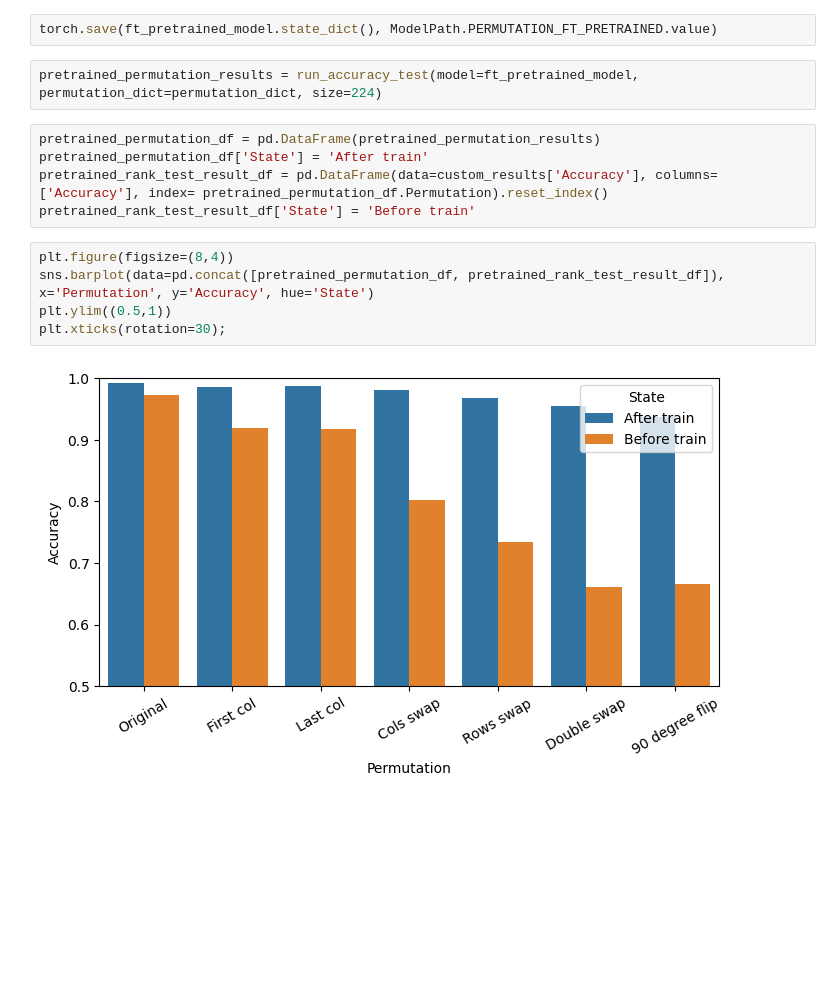
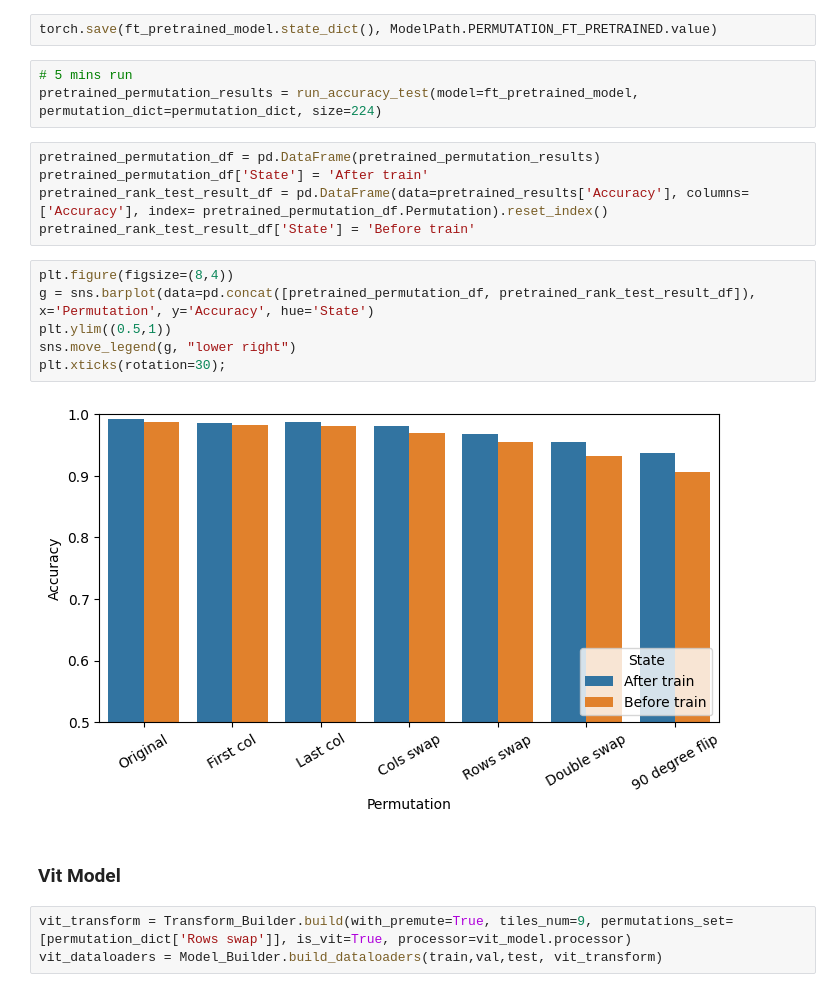
Before and after one commit to itayshap/MLDS-Final-Project, a Jupyter notebook: Final_Project_Permuted Puzzle.ipynb, the cells around one changed output. Saved outputs shown, nothing was run; the diff lists cells and outputs as text; blank space fills up the shorter version.

Commit message:
Finetune Vit model and pretrained - Q2

```diff
--- a/Final_Project_Permuted Puzzle.ipynb
+++ b/Final_Project_Permuted Puzzle.ipynb
@@ -219,16 +214,23 @@ Best val Acc: 0.978860
 # %%
 torch.save(ft_pretrained_model.state_dict(), ModelPath.PERMUTATION_FT_PRETRAINED.value)
 # %%
+# 5 mins run
 pretrained_permutation_results = run_accuracy_test(model=ft_pretrained_model, permutation_dict=permutation_dict, size=224)
 # %%
 pretrained_permutation_df = pd.DataFrame(pretrained_permutation_results)
 pretrained_permutation_df['State'] = 'After train'
-pretrained_rank_test_result_df = pd.DataFrame(data=custom_results['Accuracy'], columns=['Accuracy'], index= pretrained_permutation_df.Permutation).reset_index()
+pretrained_rank_test_result_df = pd.DataFrame(data=pretrained_results['Accuracy'], columns=['Accuracy'], index= pretrained_permutation_df.Permutation).reset_index()
 pretrained_rank_test_result_df['State'] = 'Before train'
 # %%
 plt.figure(figsize=(8,4))
-sns.barplot(data=pd.concat([pretrained_permutation_df, pretrained_rank_test_result_df]), x='Permutation', y='Accuracy', hue='State')
+g = sns.barplot(data=pd.concat([pretrained_permutation_df, pretrained_rank_test_result_df]), x='Permutation', y='Accuracy', hue='State')
 plt.ylim((0.5,1))
+sns.move_legend(g, "lower right")
 plt.xticks(rotation=30);
 # %% [output]
-[figure, old version]
+[figure, new version]
+# %% [markdown]
+### Vit Model
+# %%
+vit_transform = Transform_Builder.build(with_premute=True, tiles_num=9, permutations_set=[permutation_dict['Rows swap']], is_vit=True, processor=vit_model.processor)
+vit_dataloaders = Model_Builder.build_dataloaders(train,val,test, vit_transform)
```
Also changed, not shown: parts of 7 cells of this notebook, 1 other file.
